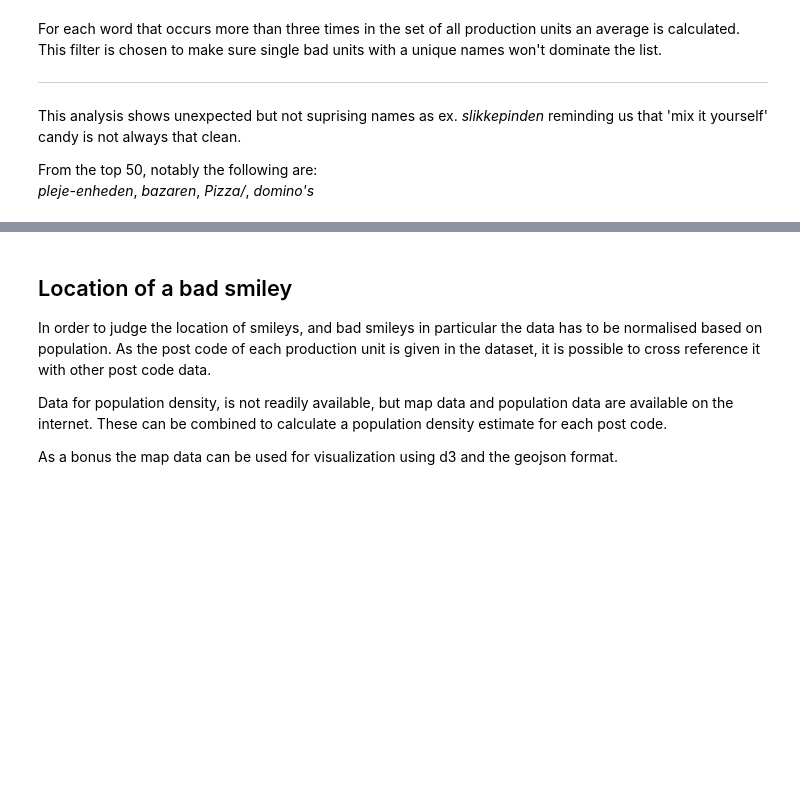
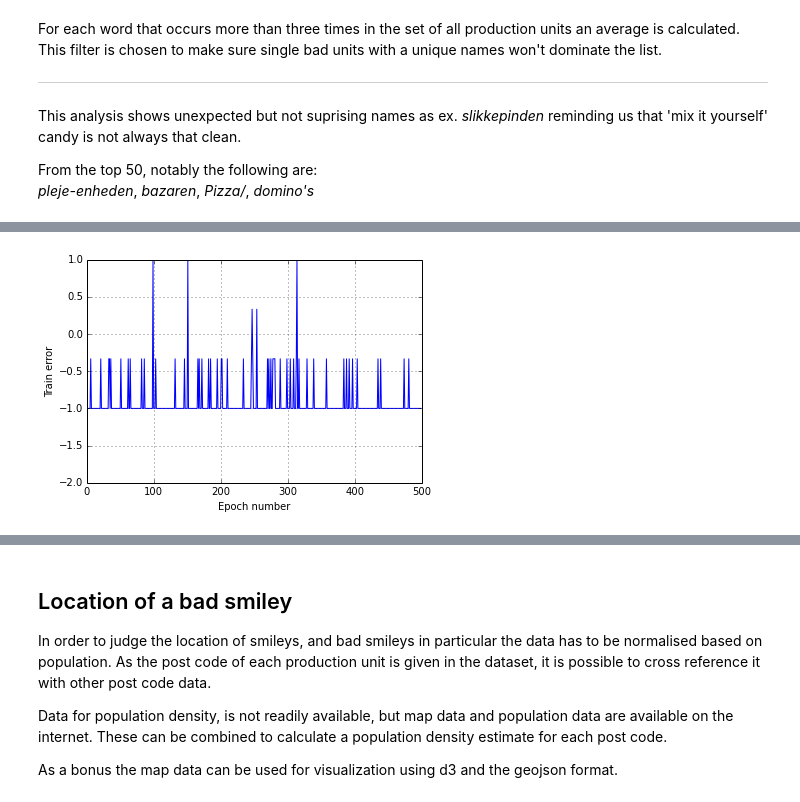
Before and after one commit to Happyzippy/socialdata, a Jupyter notebook: SmileyProject/DataAnalysis.ipynb, the cells around one changed output, grey strips where cells are left out. Cells and saved outputs as stored; diff of their text form; code cells hidden in the pictures; blank space fills up the shorter version.

```diff
--- a/SmileyProject/DataAnalysis.ipynb
+++ b/SmileyProject/DataAnalysis.ipynb
@@ -346,0 +349,11 @@ In order to optimise the inspection visits, it could be nice to predict the next
+# %%
+def oneHotEncode(data, features):
+    featdict = {feature:ix for ix, feature in enumerate(features)}
+    output = np.zeros( (len(data), len(features)) )
+    for d in enumerate(data):
+        output[d[0], featdict[d[1]]] = 1
+
+    return pd.DataFrame(output, columns=features, index=data.index)
+
+def normalizeSmilies(x):
+    return (x - ((4+1)/2)) / ((4-1)/2) # x -
@@ -346,0 +428,25 @@ In order to optimise the inspection visits, it could be nice to predict the next
+# %%
+##Format data for training and test
+
+y = tmpDict_T['output'].map(normalizeSmilies)
+
+tmpDict_X = tmpDict_T.drop('output', axis=1)
+
+tmpDict_X['input'] = tmpDict_X['input'].map(normalizeSmilies)
+
+tmpDict_X[targets] = tmpDict_X[targets].applymap(lambda x: -1 if x == 0 else 1)
+
+X = tmpDict_X.as_matrix()
+y = y.as_matrix().reshape(len(y),1)
+
+
+y_v = tmpDict_V['output'].map(normalizeSmilies)
+
+tmpDict_X_V = tmpDict_V.drop('output', axis=1)
+
+tmpDict_X_V['input'] = tmpDict_X_V['input'].map(normalizeSmilies)
+
+tmpDict_X_V[targets] = tmpDict_X_V[targets].applymap(lambda x: -1 if x == 0 else 1)
+
+X_validation = tmpDict_X_V.as_matrix()
+y_validation = y_v.as_matrix().reshape(len(y_v),1)
@@ -346,0 +500,7 @@ In order to optimise the inspection visits, it could be nice to predict the next
+# %%
+plt.plot(error[0:5000:10])
+plt.xlabel('Epoch number')
+plt.ylabel('Train error')
+plt.grid(True)
+# %% [output]
+[figure, added]
```
Also changed, not shown: parts of 10 cells of this notebook, 2 other files.
